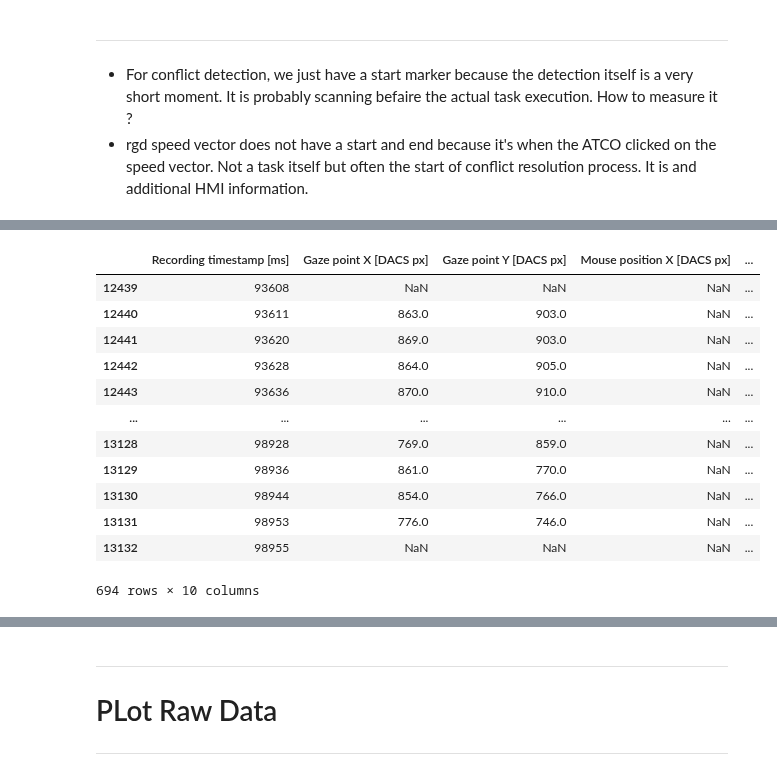
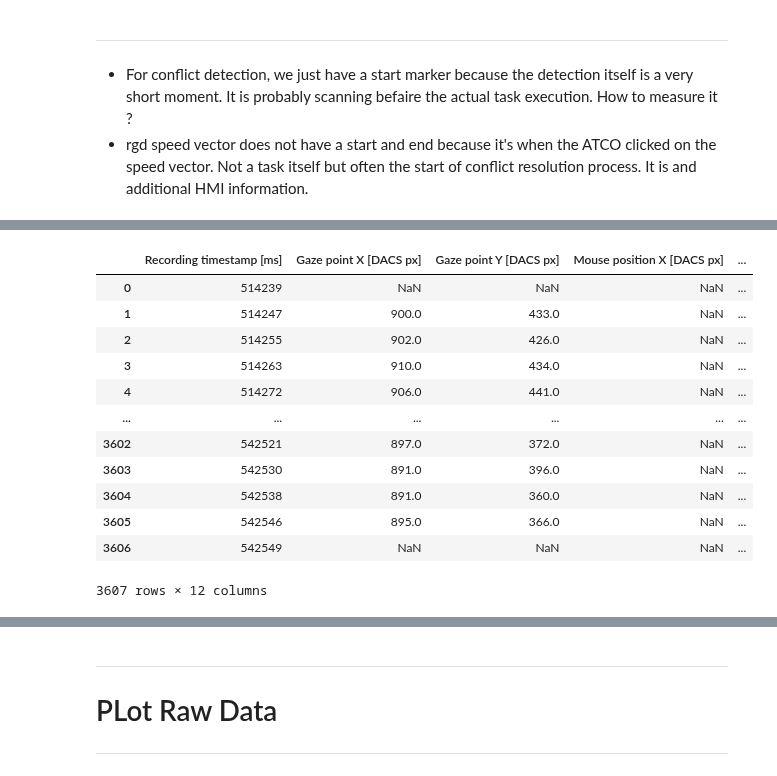
Before and after one commit to kruuZHAW/eye_tracking, a Jupyter notebook: notebooks/sandbox_atco_data.ipynb, the cells around one changed output, grey strips where cells are left out. Cells and saved outputs as stored; diff of their text form; code cells hidden in the pictures.

```diff
--- a/notebooks/sandbox_atco_data.ipynb
+++ b/notebooks/sandbox_atco_data.ipynb
@@ -53 +35,35 @@ features = ['Recording timestamp [ms]', 'Gaze point X [DACS px]', 'Gaze point Y
+# %%
+data_path = "/store/kruu/eye_tracking/atco_hungary"
+features = ['Recording timestamp [ms]', 'Gaze point X [DACS px]', 'Gaze point Y [DACS px]', 'Mouse position X [DACS px]', 'Mouse position Y [DACS px]', 'Event']
+interpolate_cols = ['Gaze point X [DACS px]', 'Gaze point Y [DACS px]', 'Mouse position X [DACS px]', 'Mouse position Y [DACS px]', "Blink"]
+fill_columns = ['Gaze point X [DACS px]', 'Gaze point Y [DACS px]', 'Mouse position X [DACS px]', 'Mouse position Y [DACS px]']
+
+def load_and_process(data_path: Union[str, Path],
+                     columns: list[str],
+                     interpolate_cols: list[str],
+                     fill_cols: list[str],
+                     time_resampling: bool = True
+                     ) -> pd.DataFrame:
+
+    files_list = os.listdir(data_path)
+    files_list = [os.path.join(data_path, file) for file in files_list if file.endswith(".tsv")]
+
+    processor = EyeTrackingProcessor()
+    all_data, atco_task_map = processor.load_data(files_list)
+    chunks = processor.get_features(all_data, columns)
+    chunks, blinks = processor.detect_blinks(chunks)
+
+    # Fixed Time step resampling
+    if time_resampling:
+        resampled_chunks_time = processor.resample_task_chunks(chunks, interpolate_cols, mode="time", param=10)
+
+        for task_id, chunk in resampled_chunks_time.items():
+            resampled_chunks_time[task_id].Blink = (resampled_chunks_time[task_id].Blink > 0.5) #Transform interpolated data
+            for col in fill_cols:
+                resampled_chunks_time[task_id][col] = resampled_chunks_time[task_id][col].ffill().bfill()
+
+        return resampled_chunks_time, blinks, atco_task_map
+    return chunks, blinks, atco_task_map
+
+chunks_xgboost, blinks, atco_task_map = load_and_process(data_path, features, interpolate_cols, fill_columns, time_resampling=False)
 # %%
@@ -107,16 +79,16 @@ chunks_raw = processor.get_features([df_atco], features)
 # %%
-chunks_raw["0_6_0"]
+chunks_xgboost["1_6_0"]
 # %% [output]
 |  | Recording timestamp [ms] | Gaze point X [DACS px] | Gaze point Y [DACS px] | Mouse position X [DACS px] | ... |
-| 12439 | 93608 | NaN | NaN | NaN | ... |
-| 12440 | 93611 | 863.0 | 903.0 | NaN | ... |
-| 12441 | 93620 | 869.0 | 903.0 | NaN | ... |
-| 12442 | 93628 | 864.0 | 905.0 | NaN | ... |
-| 12443 | 93636 | 870.0 | 910.0 | NaN | ... |
+| 0 | 514239 | NaN | NaN | NaN | ... |
+| 1 | 514247 | 900.0 | 433.0 | NaN | ... |
+| 2 | 514255 | 902.0 | 426.0 | NaN | ... |
+| 3 | 514263 | 910.0 | 434.0 | NaN | ... |
+| 4 | 514272 | 906.0 | 441.0 | NaN | ... |
 | ... | ... | ... | ... | ... | ... |
-| 13128 | 98928 | 769.0 | 859.0 | NaN | ... |
-| 13129 | 98936 | 861.0 | 770.0 | NaN | ... |
-| 13130 | 98944 | 854.0 | 766.0 | NaN | ... |
-| 13131 | 98953 | 776.0 | 746.0 | NaN | ... |
-| 13132 | 98955 | NaN | NaN | NaN | ... |
+| 3602 | 542521 | 897.0 | 372.0 | NaN | ... |
+| 3603 | 542530 | 891.0 | 396.0 | NaN | ... |
+| 3604 | 542538 | 891.0 | 360.0 | NaN | ... |
+| 3605 | 542546 | 895.0 | 366.0 | NaN | ... |
+| 3606 | 542549 | NaN | NaN | NaN | ... |
-694 rows × 10 columns
+3607 rows × 12 columns
```
Also changed, not shown: parts of 34 cells of this notebook, 3 other files.
